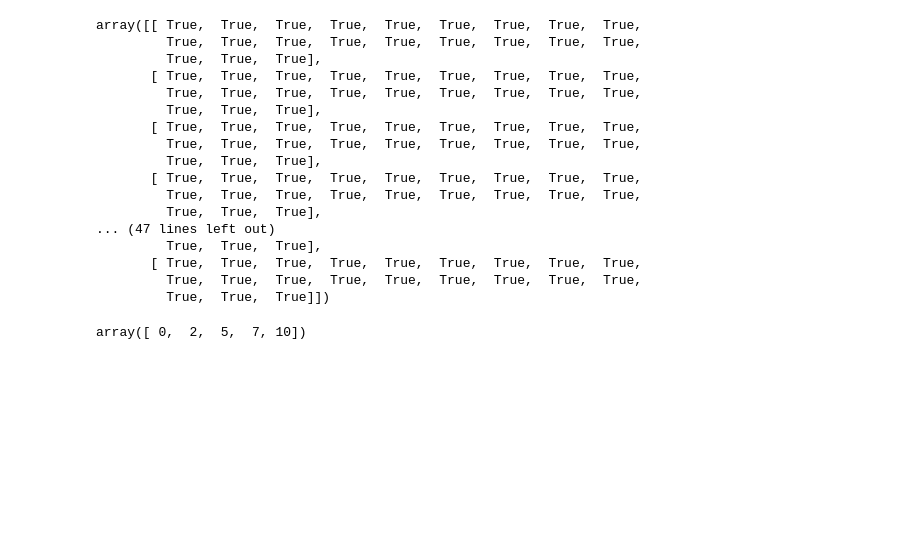
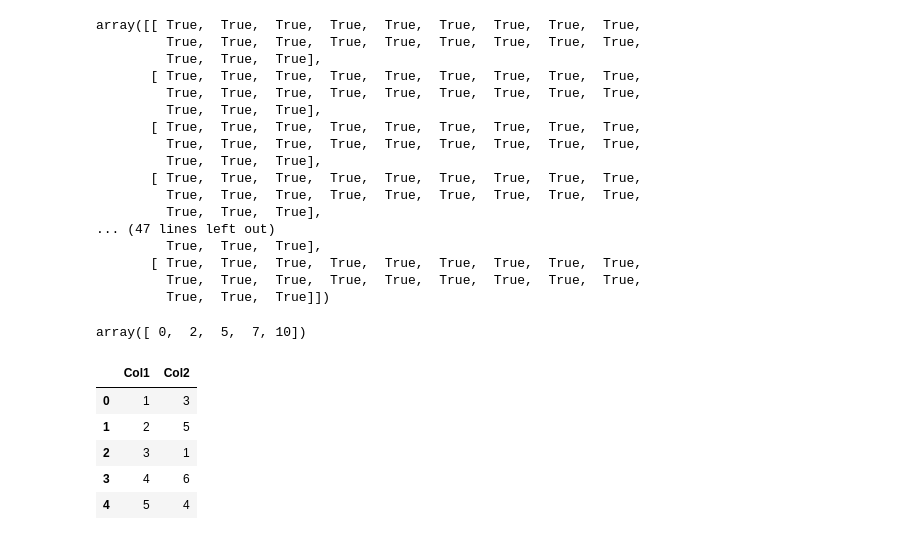
Before and after one commit to william-dove/Diffusion-Modeling, a Jupyter notebook: Diffusion.ipynb, the cells around one changed output. Saved outputs shown, nothing was run; the diff lists cells and outputs as text; code cells hidden in the pictures; blank space fills up the shorter version.

```diff
--- a/Diffusion.ipynb
+++ b/Diffusion.ipynb
@@ -1567,3 +1658,17 @@ array([[ True,  True,  True,  True,  True,  True,  True,  True,  True,
 # %%
 # %% [output]
 array([ 0,  2,  5,  7, 10])
+# %%
+my_df = pd.DataFrame({
+    "Col1": [1, 2, 3, 4, 5],
+    "Col2": [3, 5, 1, 6, 4]
+})
+
+my_df
+# %% [output]
+|  | Col1 | Col2 |
+| 0 | 1 | 3 |
+| 1 | 2 | 5 |
+| 2 | 3 | 1 |
+| 3 | 4 | 6 |
+| 4 | 5 | 4 |
```
Also changed, not shown: parts of 7 cells of this notebook, 4 other files.
